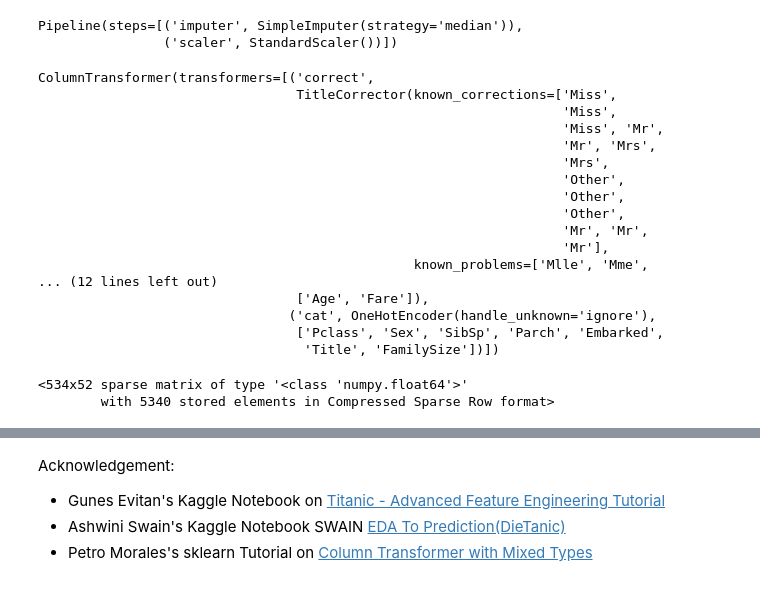
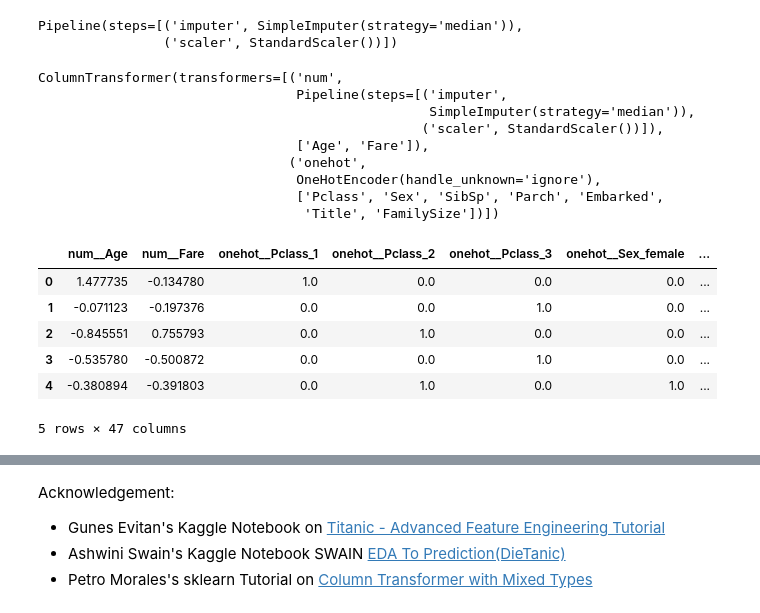
Before and after one commit to holzben/data-science-playbooks, a Jupyter notebook: piplines_v1.ipynb, the cells around one changed output, grey strips where cells are left out. Drawn from its saved outputs; the diff is of its cells as text; code cells hidden in the pictures.

Commit message:
Update piplines_v1.ipynb
adding column names after transforming.

```diff
--- a/piplines_v1.ipynb
+++ b/piplines_v1.ipynb
@@ -153,46 +158,40 @@ Pipeline(steps=[('imputer', SimpleImputer(strategy='median')),
 preprocessor = ColumnTransformer(
     transformers=[
         #("discretize", Discretizer(bins=BINS, labels=LABELS), discretized_features),
-        ("correct",    TitleCorrector(KNOWN_PROBLEMS, KNOWN_CORRECTIONS), corrector_features),
+       # ("correct",    TitleCorrector(KNOWN_PROBLEMS, KNOWN_CORRECTIONS), corrector_features),
         ("num", numeric_transformer, numeric_features),
-        ("cat", OneHotEncoder(handle_unknown="ignore"), categorical_features),
+        ("onehot", OneHotEncoder(handle_unknown="ignore"), categorical_features),
     ]
 )
 preprocessor
 # fmt: on
 # %% [output]
-ColumnTransformer(transformers=[('correct',
-                                 TitleCorrector(known_corrections=['Miss',
-                                                                   'Miss',
-                                                                   'Miss', 'Mr',
-                                                                   'Mr', 'Mrs',
-                                                                   'Mrs',
-                                                                   'Other',
-                                                                   'Other',
-                                                                   'Other',
-                                                                   'Mr', 'Mr',
-                                                                   'Mr'],
-                                                known_problems=['Mlle', 'Mme',
-... (12 lines left out)
+ColumnTransformer(transformers=[('num',
+                                 Pipeline(steps=[('imputer',
+                                                  SimpleImputer(strategy='median')),
+                                                 ('scaler', StandardScaler())]),
                                  ['Age', 'Fare']),
-                                ('cat', OneHotEncoder(handle_unknown='ignore'),
+                                ('onehot',
+                                 OneHotEncoder(handle_unknown='ignore'),
                                  ['Pclass', 'Sex', 'SibSp', 'Parch', 'Embarked',
                                   'Title', 'FamilySize'])])
 # %%
 preprocess = Pipeline(steps=[("preprocessor", preprocessor)])
 
-preprocess.fit(X=X_train, y=y_train)
+df_to_inspect = pd.DataFrame.sparse.from_spmatrix(
+   preprocess.named_steps["preprocessor"].fit_transform(X_train)
+)
 
-preprocess.named_steps["preprocessor"].transform(X_train)
-
-# df_to_inspect = pd.DataFrame.sparse.from_spmatrix(
-#    preprocess.named_steps["preprocessor"].transform(X_train)
-# )
-# df_to_inspect
-# df_to_inspect.info()
+df_to_inspect.columns =  preprocess['preprocessor'].get_feature_names_out()
+df_to_inspect.head()
 # %% [output]
+|  | num__Age | num__Fare | onehot__Pclass_1 | onehot__Pclass_2 | onehot__Pclass_3 | onehot__Sex_female | ... |
+| 0 | 1.477735 | -0.134780 | 1.0 | 0.0 | 0.0 | 0.0 | ... |
+| 1 | -0.071123 | -0.197376 | 0.0 | 0.0 | 1.0 | 0.0 | ... |
+| 2 | -0.845551 | 0.755793 | 0.0 | 1.0 | 0.0 | 0.0 | ... |
+| 3 | -0.535780 | -0.500872 | 0.0 | 0.0 | 1.0 | 0.0 | ... |
+| 4 | -0.380894 | -0.391803 | 0.0 | 1.0 | 0.0 | 1.0 | ... |
-<534x52 sparse matrix of type '<class 'numpy.float64'>'
-        with 5340 stored elements in Compressed Sparse Row format>
+5 rows × 47 columns
 # %%
 clf = Pipeline(
     steps=[("preprocessor", preprocessor), ("classifier", RandomForestClassifier())]
```
Also changed, not shown: parts of 5 cells of this notebook.
